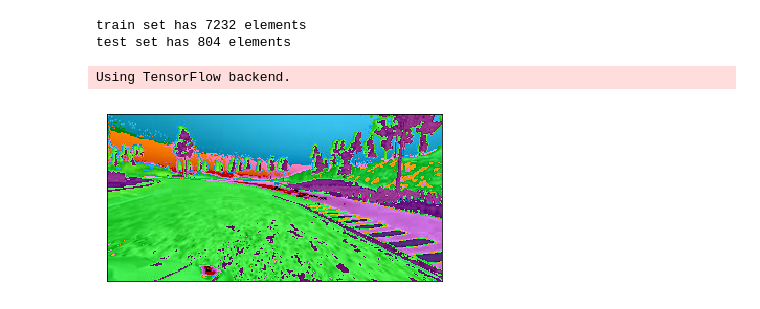
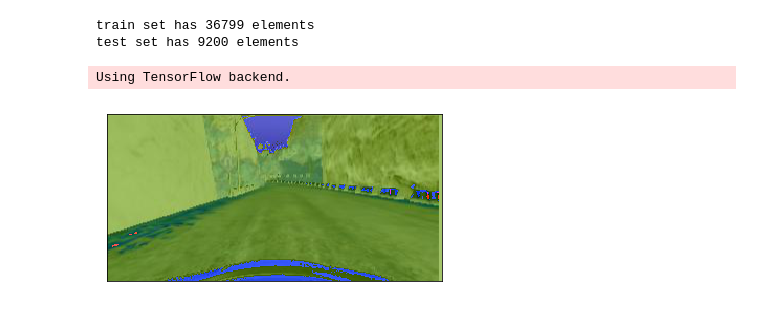
Before and after one commit to iitkliv/autonomous-driving-monocam, a Jupyter notebook: src/steer_only/prototype.ipynb, the cells around one changed output. Saved outputs shown, nothing was run; the diff lists cells and outputs as text; code cells hidden in the pictures.

Commit message:
Changes in model after collecting more data

```diff
--- a/src/steer_only/prototype.ipynb
+++ b/src/steer_only/prototype.ipynb
@@ -57,13 +57,13 @@ from sklearn.model_selection import train_test_split
 
 random.shuffle(dataset)
 
-train_set, test_set = train_test_split(dataset, test_size = 0.10)
+train_set, test_set = train_test_split(dataset, test_size = 0.20)
 
 print("train set has {} elements".format(len(train_set)))
 print("test set has {} elements".format(len(test_set)))
 # %% [output]
-train set has 7232 elements
-test set has 804 elements
+train set has 36799 elements
+test set has 9200 elements
 # %%
 # Dataset Augmentation
 
@@ -76,7 +76,7 @@ def flip_horizontal(image, steering_angle):
     steering_angle = -1 * steering_angle
     return flipped_image, steering_angle
 
-def height_width_shift(image, steering_angle, width_shift_range=50.0, height_shift_range=5.0):
+def height_width_shift(image, steering_angle, width_shift_range=20.0, height_shift_range=5.0):
     tx = width_shift_range * np.random.uniform() - width_shift_range / 2
     ty = height_shift_range * np.random.uniform() - height_shift_range / 2
 
@@ -104,7 +104,7 @@ def channel_shift(image, steering_angle, intensity=20, channel_axis=2):
     channeled_image = random_channel_shift(image, intensity, channel_axis)
     return channeled_image, steering_angle
 
-def rotate(image, steering_angle, range_deg=5.0):
+def rotate(image, steering_angle, range_deg=4.0):
     degrees = np.random.uniform(-range_deg, range_deg)
     h, w = image.shape[0], image.shape[1]
     rotation_matrix = cv2.getRotationMatrix2D((w / 2, h / 2), degrees, 1.0)
@@ -135,18 +135,18 @@ def random_transform(image, steering_angle):
         image, steering_angle = flip_horizontal(image, steering_angle)
 
     image, steering_angle = flip_horizontal(image, steering_angle)
-    #image, steering_angle = height_width_shift(image, steering_angle)
-    image, steering_angle = zoom(image, steering_angle)
+    image, steering_angle = height_width_shift(image, steering_angle)
+    #image, steering_angle = zoom(image, steering_angle)
     #image, steering_angle = rotate(image, steering_angle)
-    image, steering_angle = brightness_change(image, steering_angle)
+    #image, steering_angle = brightness_change(image, steering_angle)
     image, steering_angle = channel_shift(image, steering_angle)
 
-    return img_to_array(image), steering_angle
+    return image, steering_angle
 # %% [output]
 Using TensorFlow backend.
 # %%
 import matplotlib.pyplot as plt
-BATCH_SIZE = 32
+BATCH_SIZE = 50
 
 AUGMENTATION_NUM_BINS = 200
 AUGMENTATION_BIN_MAX_PERC = 250
@@ -168,6 +168,8 @@ def load_and_augment_image(image_data, side_camera_offset=0.2):
         angle_offset = - side_camera_offset
 
     steering_angle = image_data['steering'] + angle_offset
+#     image_file = os.path.join(DATASET_PATH, image_data['center'].strip())
+#     steering_angle = image_data['steering']
 
     image = cv2.imread(image_file)
     image = cv2.cvtColor(image, cv2.COLOR_BGR2RGB)
@@ -197,31 +199,31 @@ def generate_batch_data(dataset, batch_size=BATCH_SIZE):
             image_index = np.random.randint(len(dataset))
             image_data = dataset[batch_index]
 
             while 1:
                 try:
                     image, steering_angle = load_and_augment_image(image_data)
                 except:
                     continue
 
                 bin_idx = int(steering_angle * AUGMENTATION_NUM_BINS / 2)
 
                 if (epoch_bin_hits[bin_idx] < epoch_steering_count / AUGMENTATION_NUM_BINS * AUGMENTATION_BIN_MAX_PERC
                     or epoch_steering_count < 500):
 
                     batch_images[batch_index] = image
                     batch_steering_angles[batch_index] = steering_angle
                     augmented_steering_angles.append(steering_angle)
 
                     epoch_bin_hits[bin_idx] = epoch_bin_hits[bin_idx] + 1
                     epoch_steering_count = epoch_steering_count + 1
                     break
 
         yield batch_images, batch_steering_angles
 
 image, _ = load_and_augment_image(dataset[0])
 
 plt.imshow(image)
 plt.xticks([]), plt.yticks([])
 plt.show()
 # %% [output]
-[figure, old version]
+[figure, new version]
```
Also changed, not shown: parts of 9 cells of this notebook, 5 other files.
